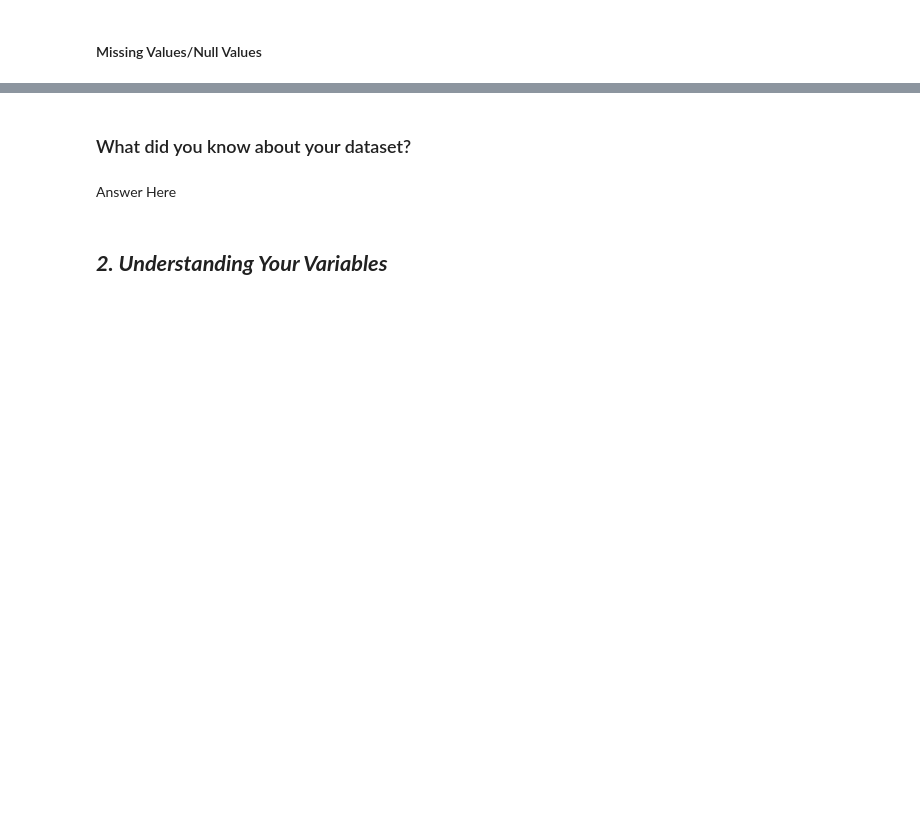
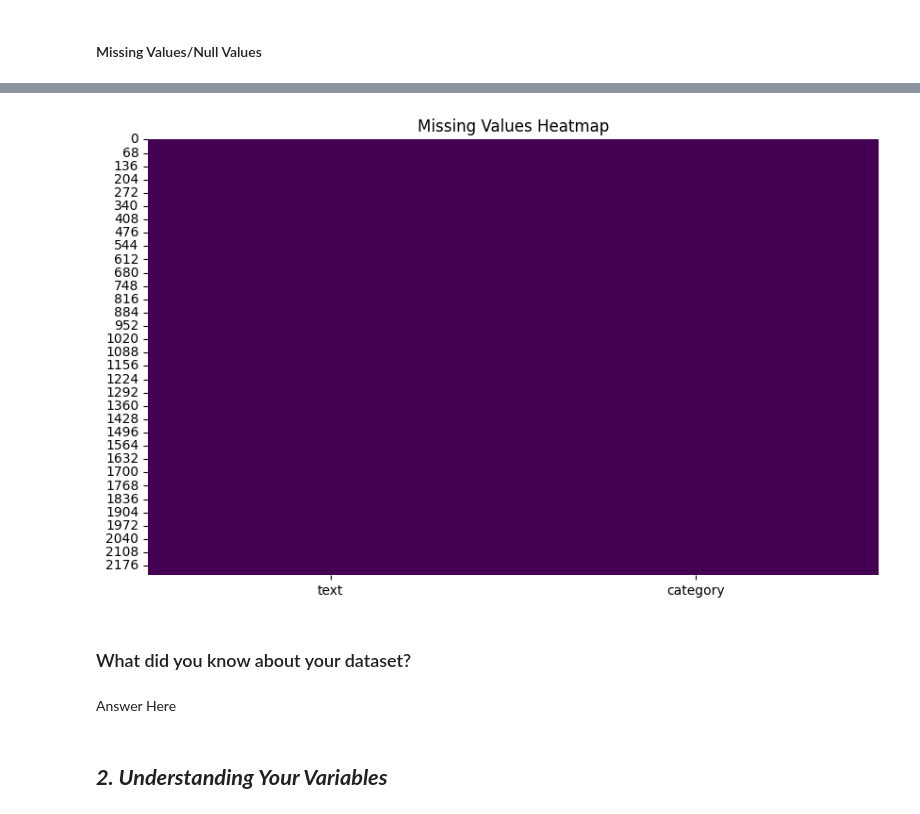
Before and after one commit to hitcaff/Topic_Modeling_on_news_articles, a Jupyter notebook: Topic_Modeling_on_News_Articles(Unsupervised)_.ipynb, the cells around one changed output, grey strips where cells are left out. Cells and saved outputs as stored; diff of their text form; code cells hidden in the pictures; blank space fills up the shorter version.

```diff
--- a/Topic_Modeling_on_News_Articles(Unsupervised)_.ipynb
+++ b/Topic_Modeling_on_News_Articles(Unsupervised)_.ipynb
@@ -181,0 +149,33 @@ FileNotFoundError: [Errno 2] No such file or directory: '/content/bbc/articles.c
+# %%
+bbc_sub_f = ['business', 'entertainment', 'politics', 'sport', 'tech']
+
+texts = []
+labels = []
+
+for bbc_sub in bbc_sub_f:
+  filepath = os.path.join(bbc_folder, bbc_sub)
+
+    # Check if the folder exists
+  if os.path.exists(filepath): # to check category folder path
+        # Loop through each text file in the category folder
+        for file_name in os.listdir(filepath):
+            if file_name.endswith('.txt'):
+                file_path = os.path.join(filepath, file_name) # to use category folder path
+                try:
+                    # Read the content of the text file
+                    with open(file_path, 'r', encoding='utf-8', errors='ignore') as file:
+                        text = file.read().strip()
+                        texts.append(text)
+                        labels.append(bbc_sub) # Appending the specific category label
+                except Exception as e:
+                    print(f"Error reading {file_path}: {e}")
+  else:
+        print(f"Folder {filepath} not found") # to print the specific category folder path
+# %%
+bbc_df = pd.DataFrame({
+    'text': texts,
+    'category': labels
+})
+
+print("BBC Dataset DataFrame:")
+print(bbc_df)
@@ -200,3 +246,11 @@ FileNotFoundError: [Errno 2] No such file or directory: '/content/bbc/articles.c
+# %%
+# Visualizing the missing values
+plt.figure(figsize=(10, 6))
+sns.heatmap(bbc_df.isnull(), cmap='viridis', cbar=False)
+plt.title('Missing Values Heatmap')
+plt.show()
+# %% [output]
+[figure, added]
 # %% [markdown]
 ### What did you know about your dataset?
 # %% [markdown]
```
Also changed, not shown: parts of 35 cells of this notebook.
